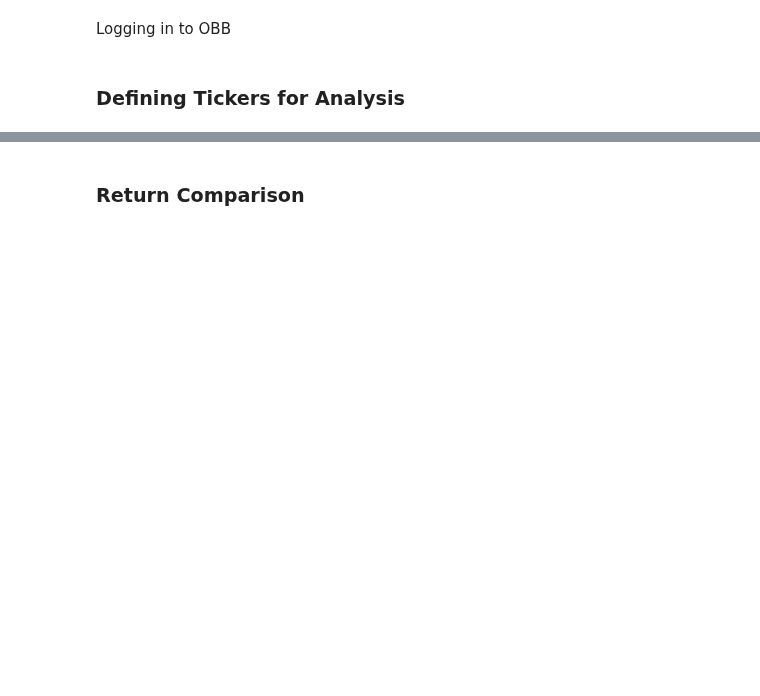
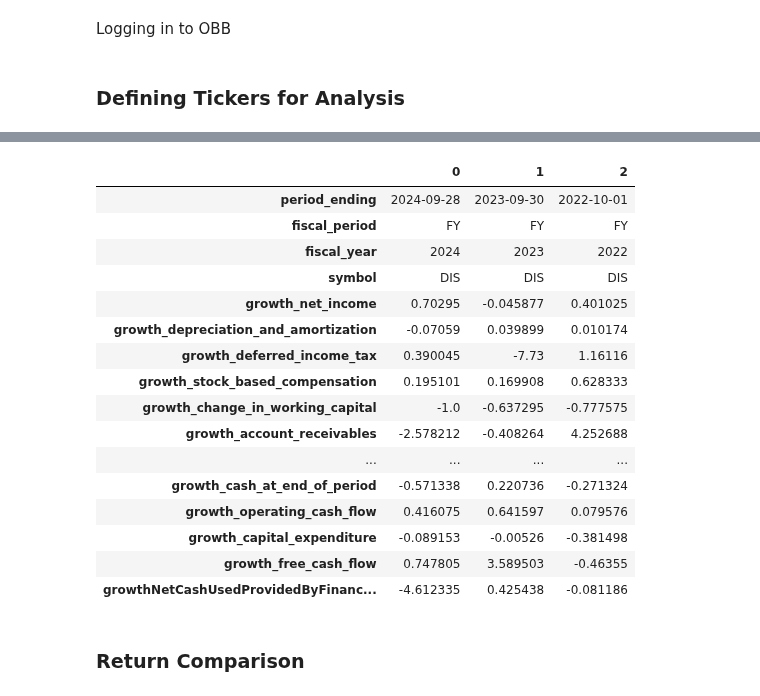
Before and after one commit to mmistroni/OpenBB_Experiments, a Jupyter notebook: OpenBBSamples.ipynb, the cells around one changed output, grey strips where cells are left out. Drawn from its saved outputs; the diff is of its cells as text; code cells hidden in the pictures; blank space fills up the shorter version.

```diff
--- a/OpenBBSamples.ipynb
+++ b/OpenBBSamples.ipynb
@@ -89,3 +93,23 @@ obb.user.preferences.output_type = "dataframe"
+# %%
+obb.equity.fundamental.cash_growth(symbol='DIS', limit=3).T
+# %% [output]
+|  | 0 | 1 | 2 |
+| period_ending | 2024-09-28 | 2023-09-30 | 2022-10-01 |
+| fiscal_period | FY | FY | FY |
+| fiscal_year | 2024 | 2023 | 2022 |
+| symbol | DIS | DIS | DIS |
+| growth_net_income | 0.70295 | -0.045877 | 0.401025 |
+| growth_depreciation_and_amortization | -0.07059 | 0.039899 | 0.010174 |
+| growth_deferred_income_tax | 0.390045 | -7.73 | 1.16116 |
+| growth_stock_based_compensation | 0.195101 | 0.169908 | 0.628333 |
+| growth_change_in_working_capital | -1.0 | -0.637295 | -0.777575 |
+| growth_account_receivables | -2.578212 | -0.408264 | 4.252688 |
+| ... | ... | ... | ... |
+| growth_cash_at_end_of_period | -0.571338 | 0.220736 | -0.271324 |
+| growth_operating_cash_flow | 0.416075 | 0.641597 | 0.079576 |
+| growth_capital_expenditure | -0.089153 | -0.00526 | -0.381498 |
+| growth_free_cash_flow | 0.747805 | 3.589503 | -0.46355 |
+| growthNetCashUsedProvidedByFinanc... | -4.612335 | 0.425438 | -0.081186 |
 # %%
 # Set the output preference, if desired. The examples below use Pandas DataFrames.
 from datetime import timedelta
```
Also changed, not shown: parts of 4 cells of this notebook.
